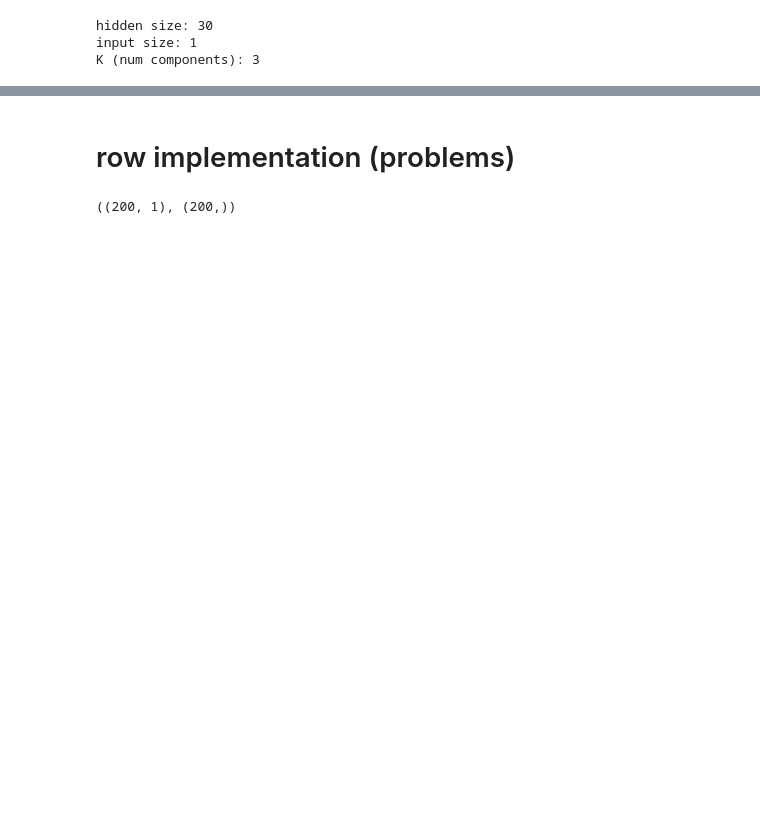
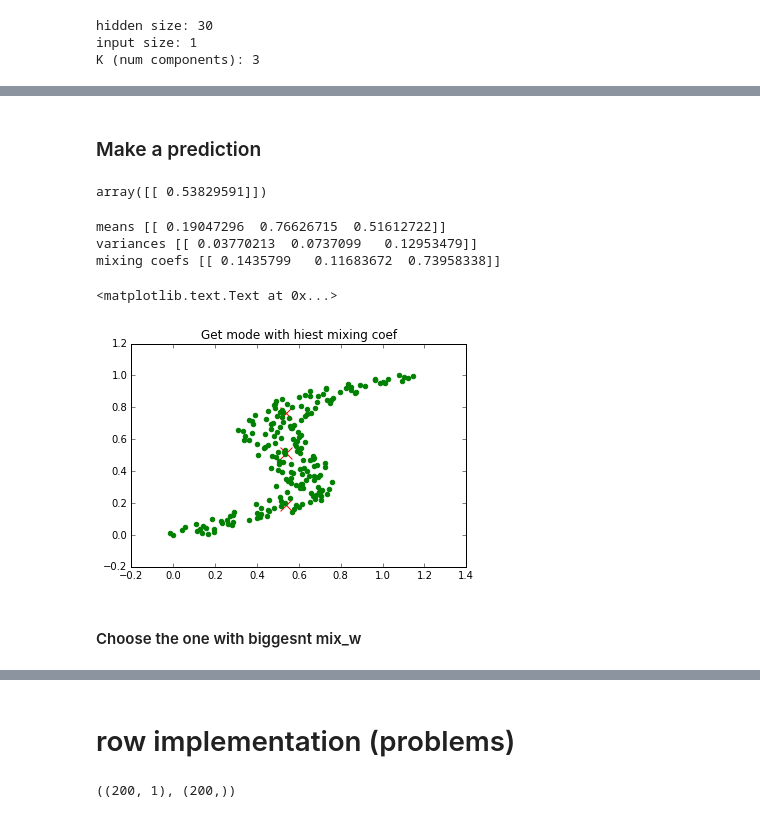
Before and after one commit to davidbp/connectionist, a Jupyter notebook: mixture_density_nets/play_with_mdn.ipynb, the cells around one changed output, grey strips where cells are left out. Cells and saved outputs as stored; diff of their text form; code cells hidden in the pictures; blank space fills up the shorter version.

```diff
--- a/mixture_density_nets/play_with_mdn.ipynb
+++ b/mixture_density_nets/play_with_mdn.ipynb
@@ -106,0 +111,31 @@ epoch:  19000 loss:  -0.784577816932
+# %% [markdown]
+### Make a prediction
+# %%
+#x = np.array(X[20:21])
+pos = 70
+x = np.array(X[pos:pos+1])
+# %%
+x
+# %% [output]
+array([[ 0.53829591]])
+# %%
+means, sigmas, mix_w= mdnk.predict_distribution(x)
+# %%
+print("means",means)
+print("variances", sigmas)
+print("mixing coefs",mix_w)
+# %% [output]
+means [[ 0.19047296  0.76626715  0.51612722]]
+variances [[ 0.03770213  0.0737099   0.12953479]]
+mixing coefs [[ 0.1435799   0.11683672  0.73958338]]
+# %%
+# Get prediction of the model with highest mix_w
+N = 200
+plt.scatter([x,x,x], means, color="red", marker="x",s=140)
+plt.scatter(X,Y,color='g')
+plt.title("Get mode with hiest mixing coef")
+# %% [output]
+<matplotlib.text.Text at 0x...>
+[figure, added]
+# %% [markdown]
+#### Choose the one with biggesnt mix_w
```
Also changed, not shown: parts of 21 cells of this notebook, 1 other file.
